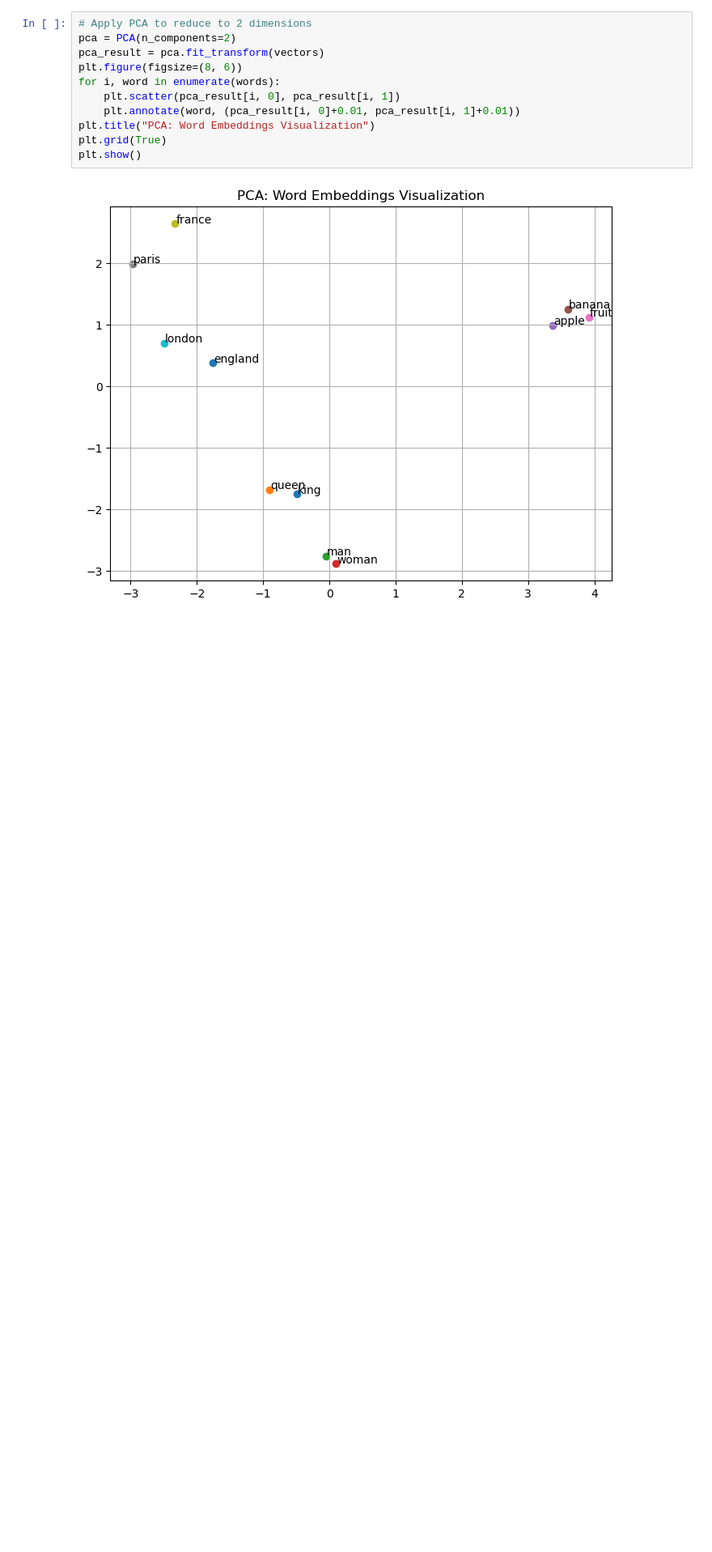
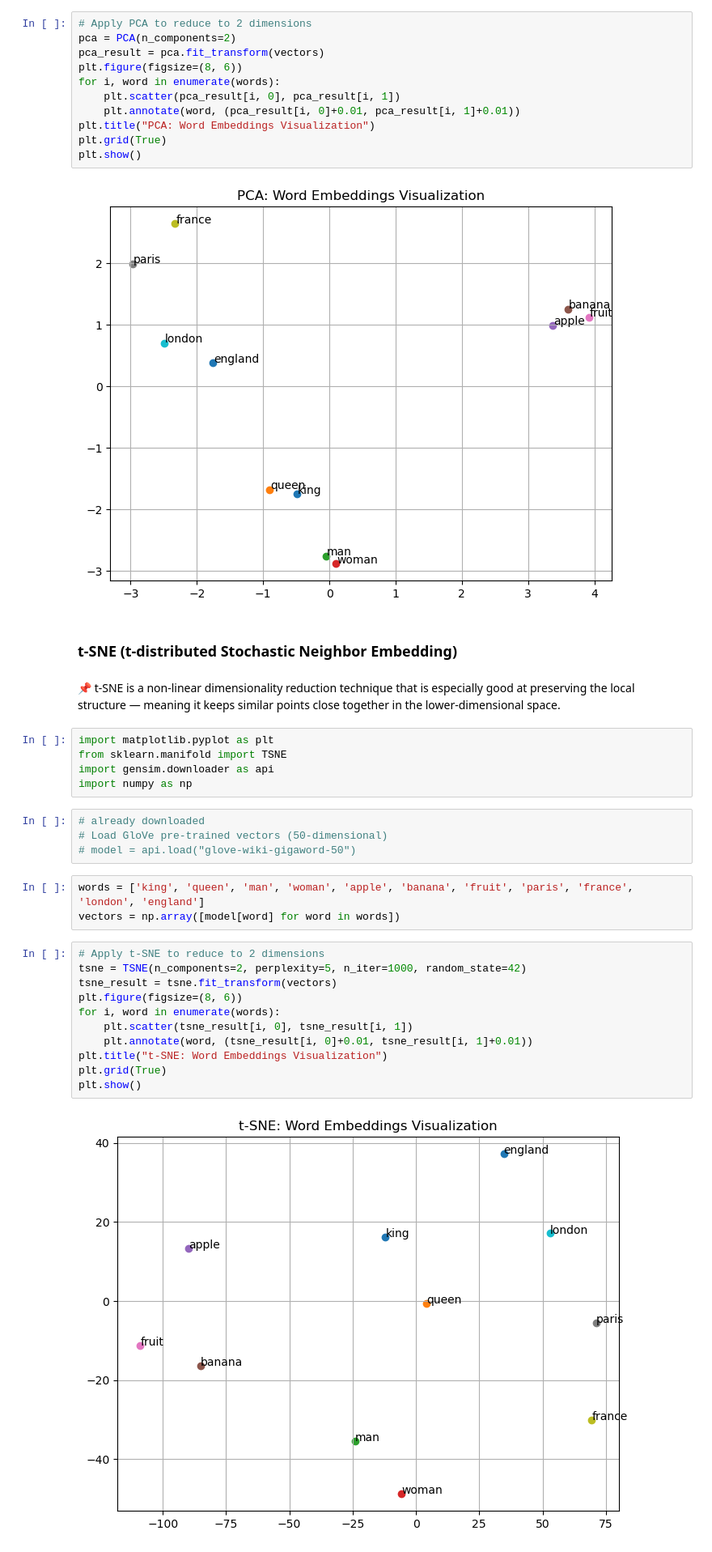
Before and after one commit to x50MANSOUR50x/polysemy-nlp-project, a Jupyter notebook: Notebooks/Embedding.ipynb, the cells around one changed output. Shown at 81% size. Cells and saved outputs as stored; diff of their text form; blank space fills up the shorter version.

Commit message:
Visualize GloVe word embeddings using t-SNE for non-linear dimensionality reduction and add a Comparssion table between PCA and t-SNE

```diff
--- a/Notebooks/Embedding.ipynb
+++ b/Notebooks/Embedding.ipynb
@@ -365,3 +365,32 @@ plt.grid(True)
 plt.show()
 # %% [output]
 [figure]
+# %% [markdown]
+### t-SNE (t-distributed Stochastic Neighbor Embedding)
+# %% [markdown]
+📌 t-SNE is a non-linear dimensionality reduction technique that is especially good at preserving the local structure — meaning it keeps similar points close together in the lower-dimensional space.
+# %%
+import matplotlib.pyplot as plt
+from sklearn.manifold import TSNE
+import gensim.downloader as api
+import numpy as np
+# %%
+# already downloaded
+# Load GloVe pre-trained vectors (50-dimensional)
+# model = api.load("glove-wiki-gigaword-50")
+# %%
+words = ['king', 'queen', 'man', 'woman', 'apple', 'banana', 'fruit', 'paris', 'france', 'london', 'england']
+vectors = np.array([model[word] for word in words])
+# %%
+# Apply t-SNE to reduce to 2 dimensions
+tsne = TSNE(n_components=2, perplexity=5, n_iter=1000, random_state=42)
+tsne_result = tsne.fit_transform(vectors)
+plt.figure(figsize=(8, 6))
+for i, word in enumerate(words):
+    plt.scatter(tsne_result[i, 0], tsne_result[i, 1])
+    plt.annotate(word, (tsne_result[i, 0]+0.01, tsne_result[i, 1]+0.01))
+plt.title("t-SNE: Word Embeddings Visualization")
+plt.grid(True)
+plt.show()
+# %% [output]
+[figure, added]
```
Also changed, not shown: parts of 4 cells of this notebook, 1 other file.
